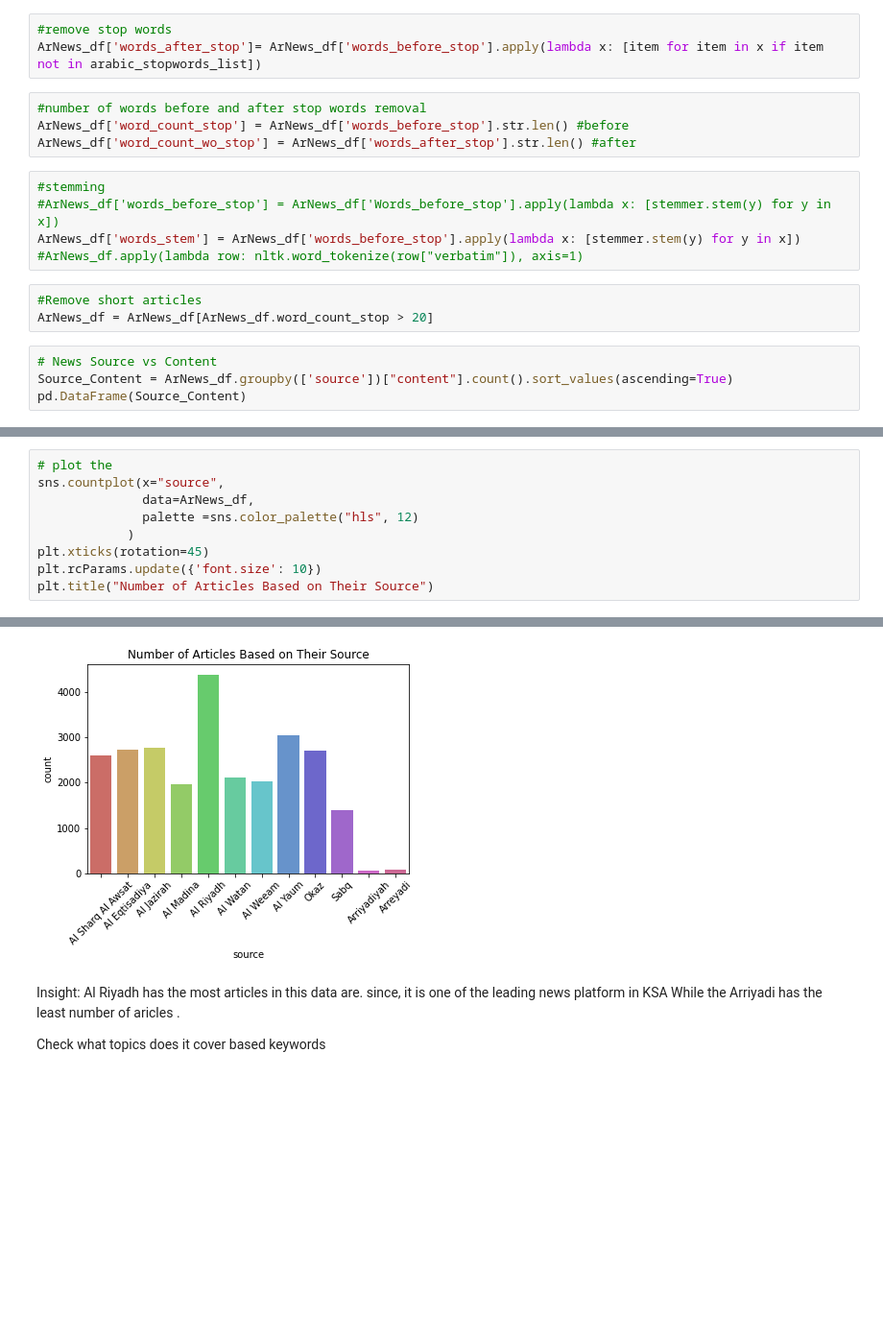
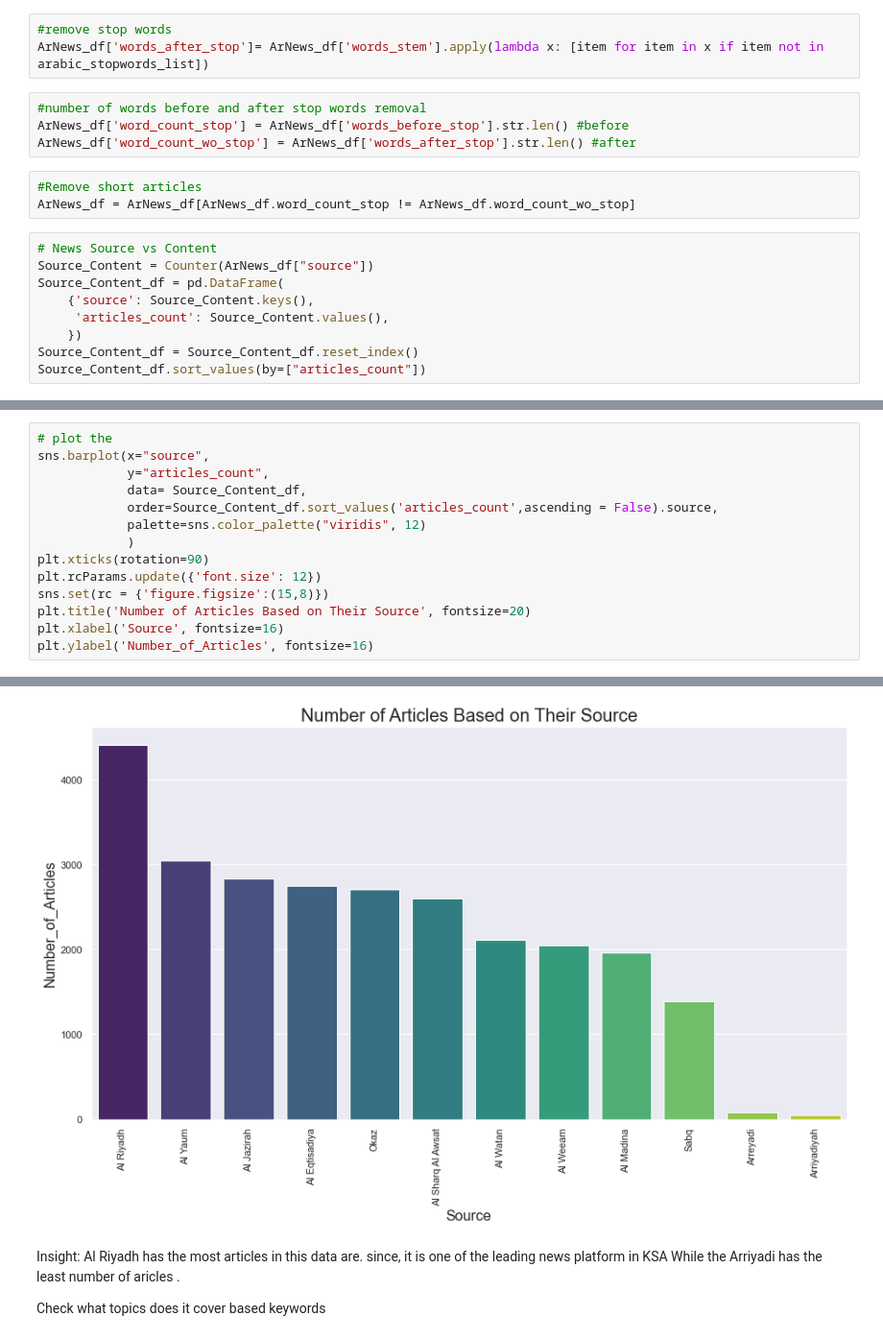
Before and after one commit to AlaAlBinSaleh/Arabic-NLP, a Jupyter notebook: SaudiNews_DataPrep_EDA.ipynb, the cells around one changed output, grey strips where cells are left out. Shown at 96% size. Drawn from its saved outputs; the diff is of its cells as text; blank space fills up the shorter version.

```diff
--- a/SaudiNews_DataPrep_EDA.ipynb
+++ b/SaudiNews_DataPrep_EDA.ipynb
@@ -144,20 +148,20 @@ ArNews_df['words_before_stop'] = ArNews_df["content"].apply(nltk.word_tokenize)
 # %%
 #remove stop words
-ArNews_df['words_after_stop']= ArNews_df['words_before_stop'].apply(lambda x: [item for item in x if item not in arabic_stopwords_list])
+ArNews_df['words_after_stop']= ArNews_df['words_stem'].apply(lambda x: [item for item in x if item not in arabic_stopwords_list])
 # %%
 #number of words before and after stop words removal
 ArNews_df['word_count_stop'] = ArNews_df['words_before_stop'].str.len() #before
 ArNews_df['word_count_wo_stop'] = ArNews_df['words_after_stop'].str.len() #after
-# %%
-#stemming
-#ArNews_df['words_before_stop'] = ArNews_df['Words_before_stop'].apply(lambda x: [stemmer.stem(y) for y in x])
-ArNews_df['words_stem'] = ArNews_df['words_before_stop'].apply(lambda x: [stemmer.stem(y) for y in x])
-#ArNews_df.apply(lambda row: nltk.word_tokenize(row["verbatim"]), axis=1)
 # %%
 #Remove short articles
-ArNews_df = ArNews_df[ArNews_df.word_count_stop > 20]
+ArNews_df = ArNews_df[ArNews_df.word_count_stop != ArNews_df.word_count_wo_stop]
 # %%
 # News Source vs Content
-Source_Content = ArNews_df.groupby(['source'])["content"].count().sort_values(ascending=True)
-pd.DataFrame(Source_Content)
+Source_Content = Counter(ArNews_df["source"])
+Source_Content_df = pd.DataFrame(
+    {'source': Source_Content.keys(),
+     'articles_count': Source_Content.values(),
+    })
+Source_Content_df = Source_Content_df.reset_index()
+Source_Content_df.sort_values(by=["articles_count"])
 # %% [output]
@@ -178,10 +181,15 @@ pd.DataFrame(Source_Content)
 # %%
 # plot the
-sns.countplot(x="source",
-              data=ArNews_df,
-              palette =sns.color_palette("hls", 12)
+sns.barplot(x="source",
+            y="articles_count",
+            data= Source_Content_df,
+            order=Source_Content_df.sort_values('articles_count',ascending = False).source,
+            palette=sns.color_palette("viridis", 12)
             )
-plt.xticks(rotation=45)
-plt.rcParams.update({'font.size': 10})
-plt.title("Number of Articles Based on Their Source")
+plt.xticks(rotation=90)
+plt.rcParams.update({'font.size': 12})
+sns.set(rc = {'figure.figsize':(15,8)})
+plt.title('Number of Articles Based on Their Source', fontsize=20)
+plt.xlabel('Source', fontsize=16)
+plt.ylabel('Number_of_Articles', fontsize=16)
 # %% [output]
@@ -189,4 +197,4 @@ Text(0.5, 1.0, 'Number of Articles Based on Their Source')
-[figure, old version]
+[figure, new version]
 # %% [markdown]
 Insight:
 Al Riyadh has the most articles in this data are. since, it is one of the leading news platform in KSA
```
Also changed, not shown: parts of 16 cells of this notebook.
